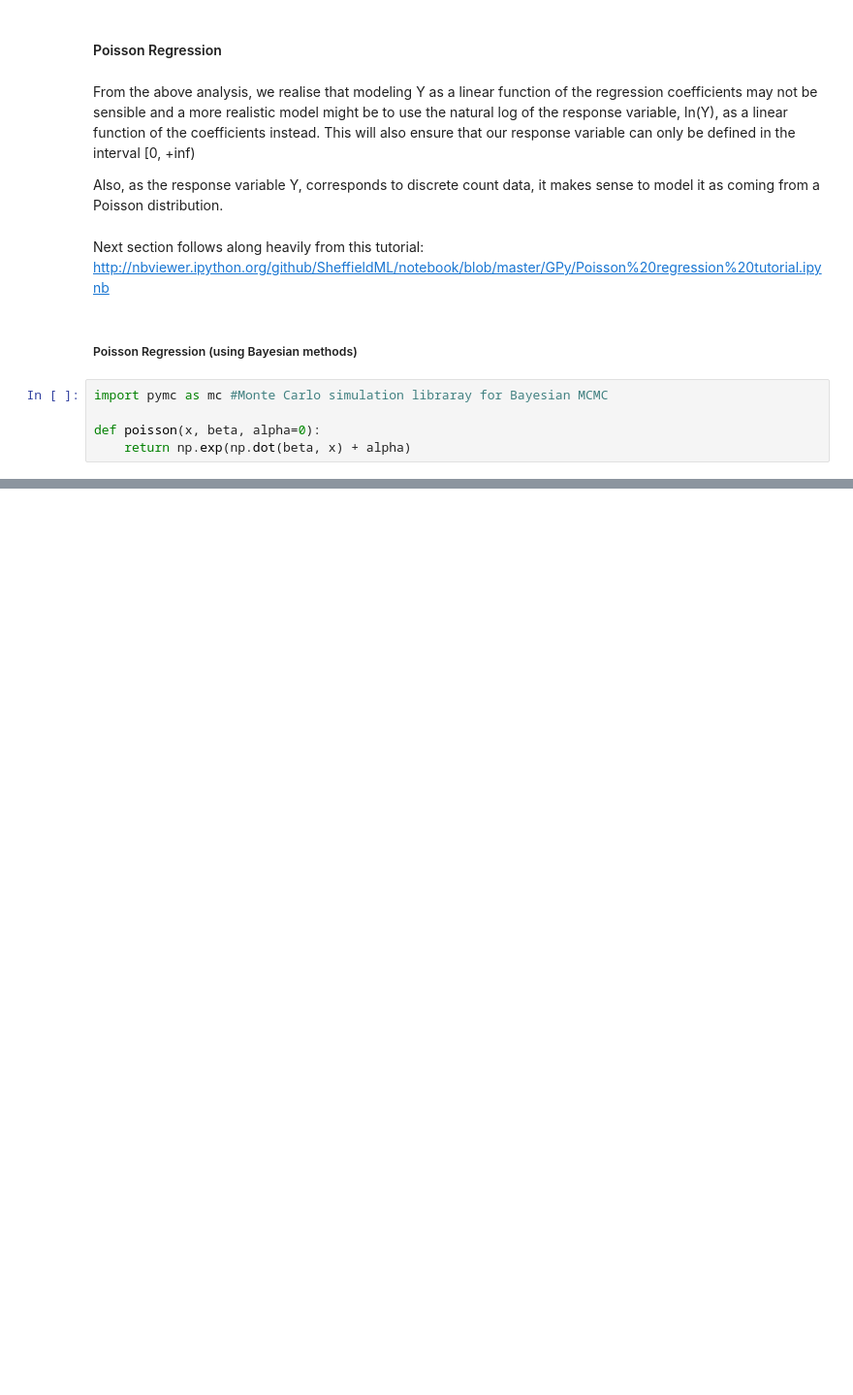
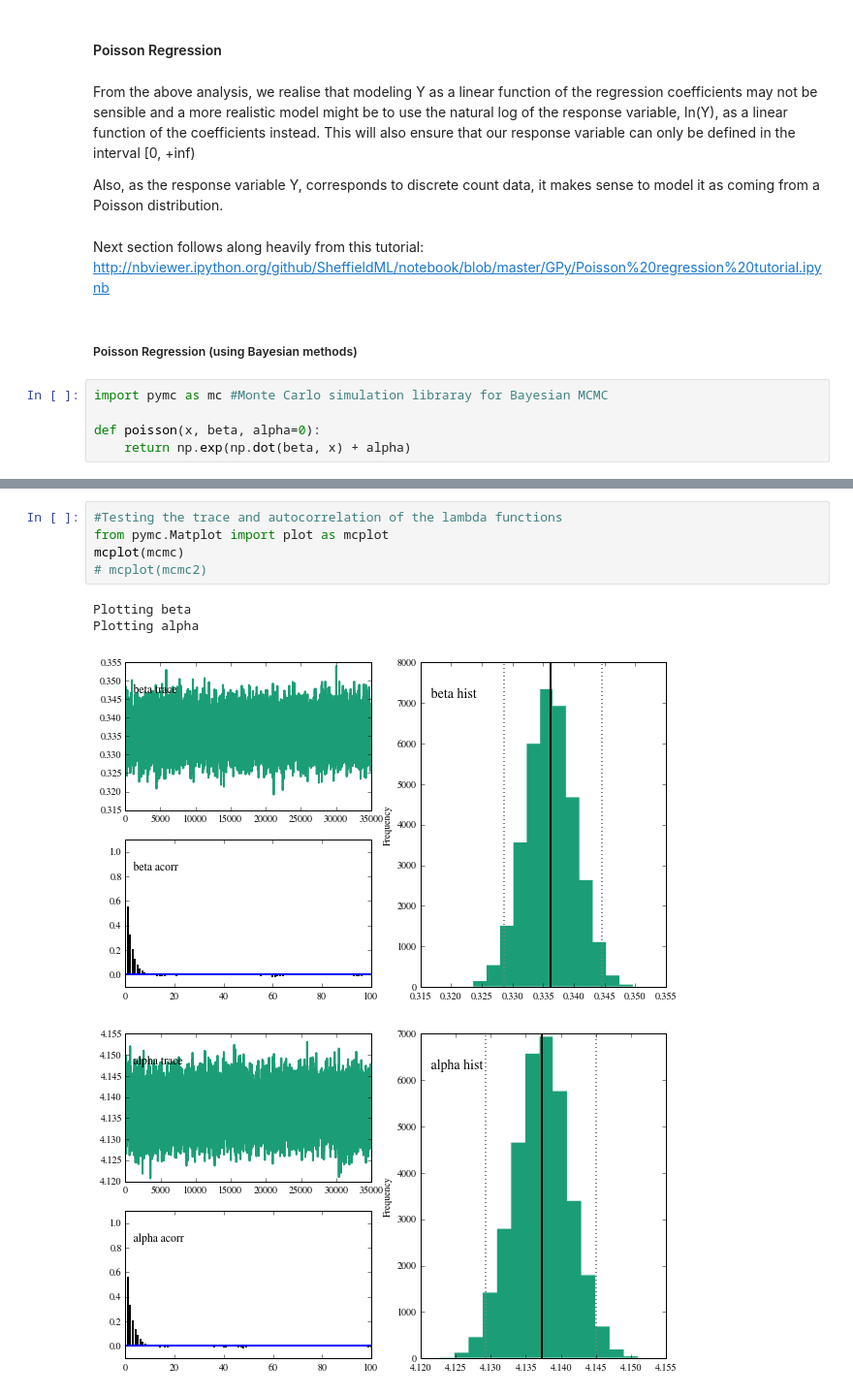
Before and after one commit to fraser-campbell/Machine-Learning-Projects, a Jupyter notebook: Bike Sharing/Bike Sharing.ipynb, the cells around one changed output, grey strips where cells are left out. Shown: that part at 97% size. Saved outputs shown, nothing was run; the diff lists cells and outputs as text; blank space fills up the shorter version.

```diff
--- a/Bike Sharing/Bike Sharing.ipynb
+++ b/Bike Sharing/Bike Sharing.ipynb
@@ -493,0 +616,10 @@ plt.legend(loc = "upper right");
+# %%
+#Testing the trace and autocorrelation of the lambda functions
+from pymc.Matplot import plot as mcplot
+mcplot(mcmc)
+# mcplot(mcmc2)
+# %% [output]
+Plotting beta
+Plotting alpha
+[figure, added]
+[figure, added]
```
Also changed, not shown: parts of 9 cells of this notebook.
